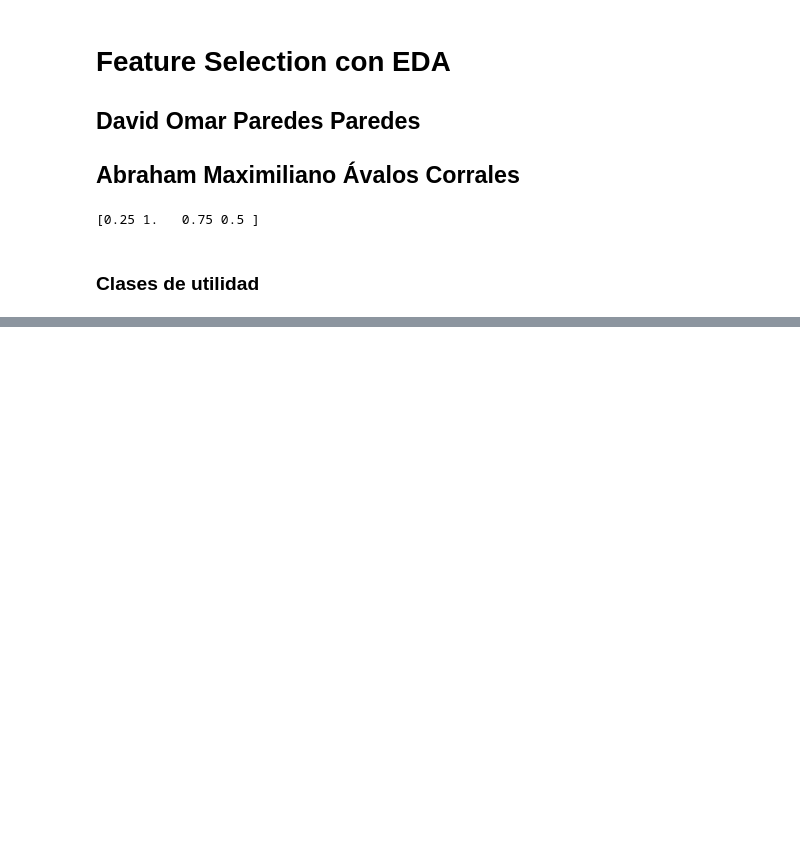
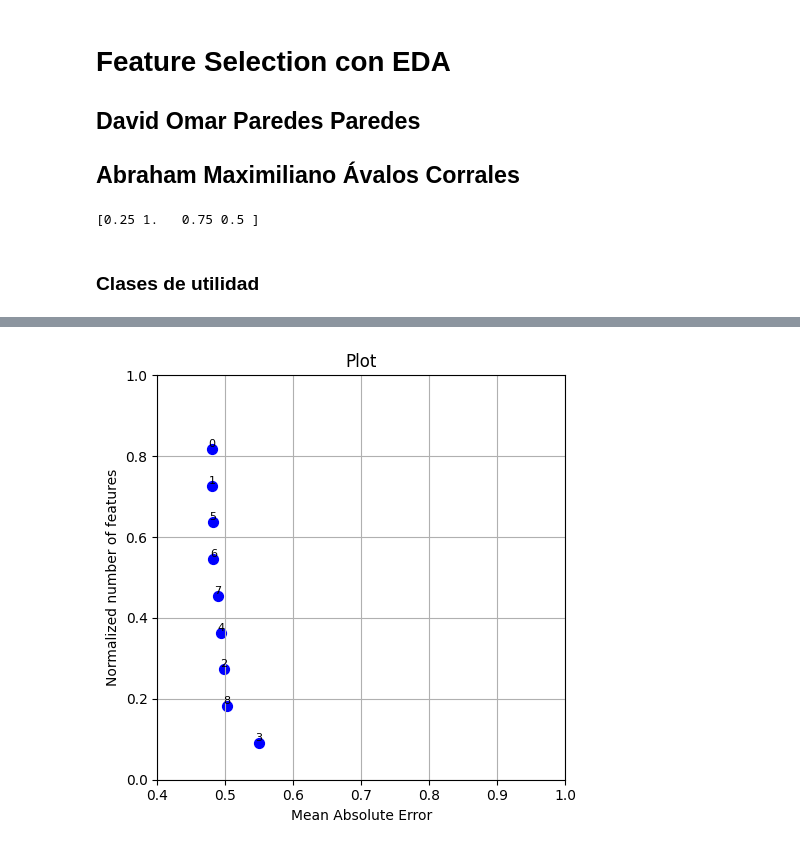
Before and after one commit to DavidParedes2021/Optimization, a Jupyter notebook: 05 - Feature Selection EDA/featureSelectionEDA.ipynb, the cells around one changed output, grey strips where cells are left out. Saved outputs shown, nothing was run; the diff lists cells and outputs as text; code cells hidden in the pictures; blank space fills up the shorter version.

```diff
--- a/05 - Feature Selection EDA/featureSelectionEDA.ipynb
+++ b/05 - Feature Selection EDA/featureSelectionEDA.ipynb
@@ -460,0 +471,4 @@ Iteration: 16/20
+# %%
+problem.custom_print(solver.elite, solver.Fe)
+# %% [output]
+[figure, added]
```
Also changed, not shown: parts of 7 cells of this notebook.
